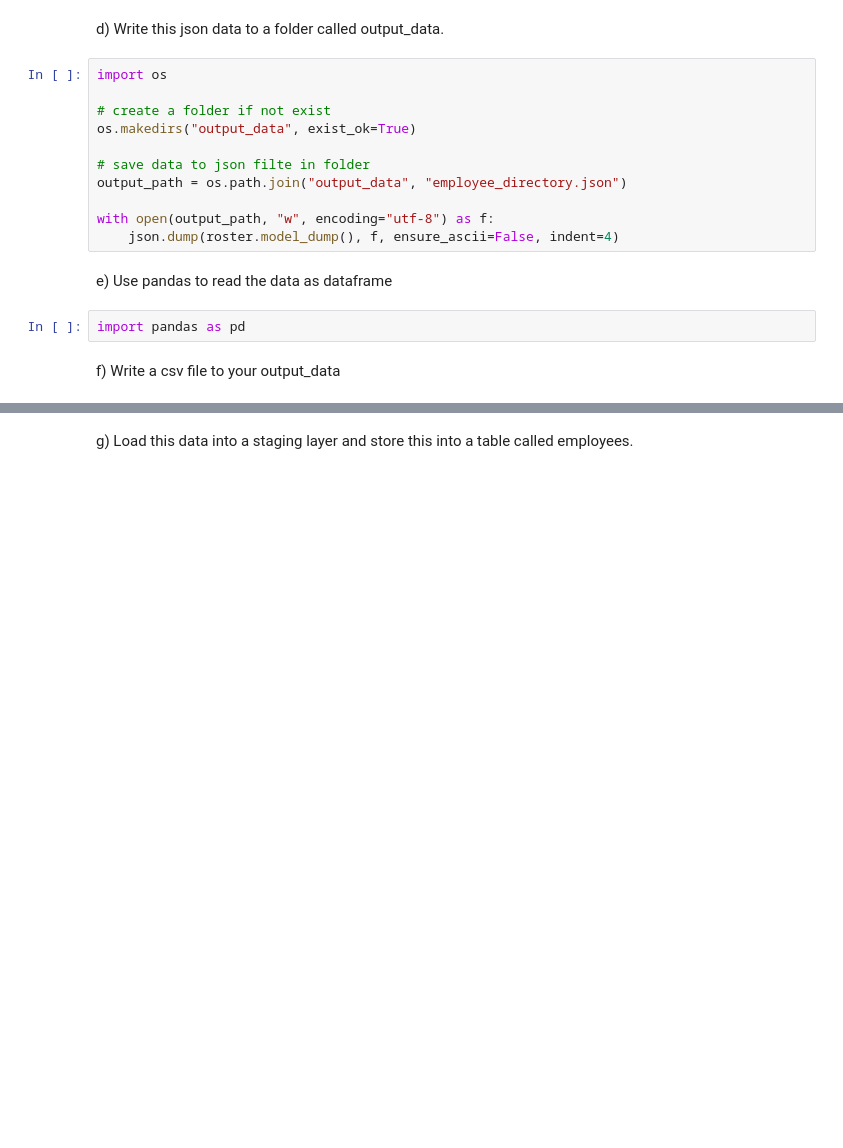
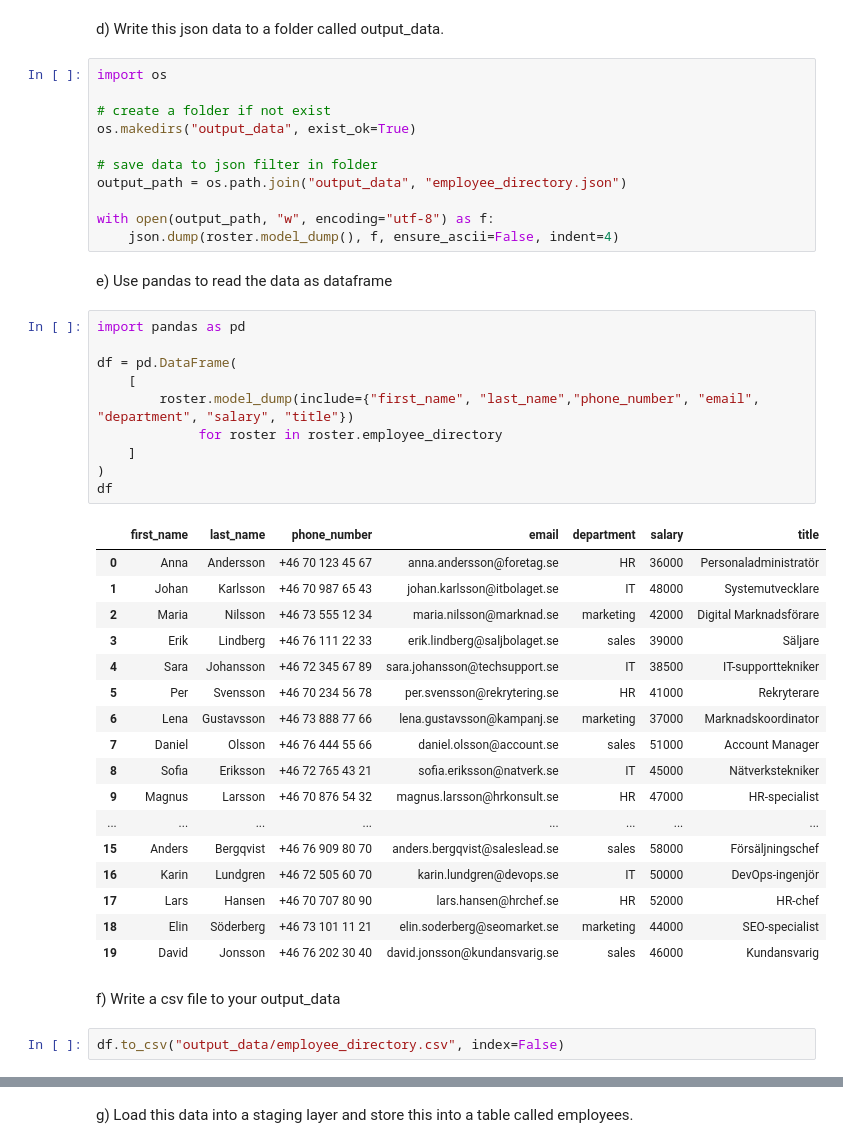
Before and after one commit to StefanLundberg77/ai_engineering_stefan_lundberg, a Jupyter notebook: exercises/exercise_3/2_company_sim.ipynb, the cells around one changed output, grey strips where cells are left out. Drawn from its saved outputs; the diff is of its cells as text; blank space fills up the shorter version.

```diff
--- a/exercises/exercise_3/2_company_sim.ipynb
+++ b/exercises/exercise_3/2_company_sim.ipynb
@@ -110,7 +110,7 @@ import os
 # create a folder if not exist
 os.makedirs("output_data", exist_ok=True)
 
-# save data to json filte in folder
+# save data to json filter in folder
 output_path = os.path.join("output_data", "employee_directory.json")
 
 with open(output_path, "w", encoding="utf-8") as f:
@@ -118,8 +118,36 @@ with open(output_path, "w", encoding="utf-8") as f:
 # %% [markdown]
 
 e) Use pandas to read the data as dataframe
-# %%
-import pandas as pd
+# %%
+import pandas as pd
+
+df = pd.DataFrame(
+    [
+        roster.model_dump(include={"first_name", "last_name","phone_number", "email", "department", "salary", "title"})
+             for roster in roster.employee_directory
+    ]
+)
+df
+# %% [output]
+|  | first_name | last_name | phone_number | email | department | salary | title |
+| 0 | Anna | Andersson | +46 70 123 45 67 | anna.andersson@foretag.se | HR | 36000 | Personaladministratör |
+| 1 | Johan | Karlsson | +46 70 987 65 43 | johan.karlsson@itbolaget.se | IT | 48000 | Systemutvecklare |
+| 2 | Maria | Nilsson | +46 73 555 12 34 | maria.nilsson@marknad.se | marketing | 42000 | Digital Marknadsförare |
+| 3 | Erik | Lindberg | +46 76 111 22 33 | erik.lindberg@saljbolaget.se | sales | 39000 | Säljare |
+| 4 | Sara | Johansson | +46 72 345 67 89 | sara.johansson@techsupport.se | IT | 38500 | IT-supporttekniker |
+| 5 | Per | Svensson | +46 70 234 56 78 | per.svensson@rekrytering.se | HR | 41000 | Rekryterare |
+| 6 | Lena | Gustavsson | +46 73 888 77 66 | lena.gustavsson@kampanj.se | marketing | 37000 | Marknadskoordinator |
+| 7 | Daniel | Olsson | +46 76 444 55 66 | daniel.olsson@account.se | sales | 51000 | Account Manager |
+| 8 | Sofia | Eriksson | +46 72 765 43 21 | sofia.eriksson@natverk.se | IT | 45000 | Nätverkstekniker |
+| 9 | Magnus | Larsson | +46 70 876 54 32 | magnus.larsson@hrkonsult.se | HR | 47000 | HR-specialist |
+| ... | ... | ... | ... | ... | ... | ... | ... |
+| 15 | Anders | Bergqvist | +46 76 909 80 70 | anders.bergqvist@saleslead.se | sales | 58000 | Försäljningschef |
+| 16 | Karin | Lundgren | +46 72 505 60 70 | karin.lundgren@devops.se | IT | 50000 | DevOps-ingenjör |
+| 17 | Lars | Hansen | +46 70 707 80 90 | lars.hansen@hrchef.se | HR | 52000 | HR-chef |
+| 18 | Elin | Söderberg | +46 73 101 11 21 | elin.soderberg@seomarket.se | marketing | 44000 | SEO-specialist |
+| 19 | David | Jonsson | +46 76 202 30 40 | david.jonsson@kundansvarig.se | sales | 46000 | Kundansvarig |
 # %% [markdown]
 
 f) Write a csv file to your output_data
+# %%
+df.to_csv("output_data/employee_directory.csv", index=False)
```
Also changed, not shown: parts of 5 cells of this notebook, 6 other files.
